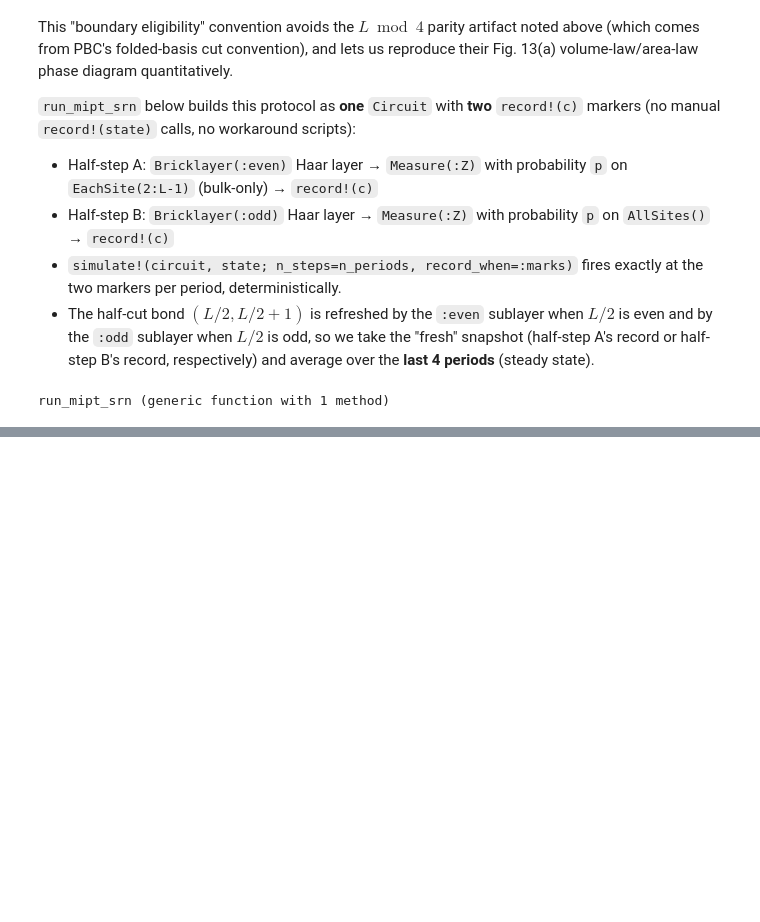
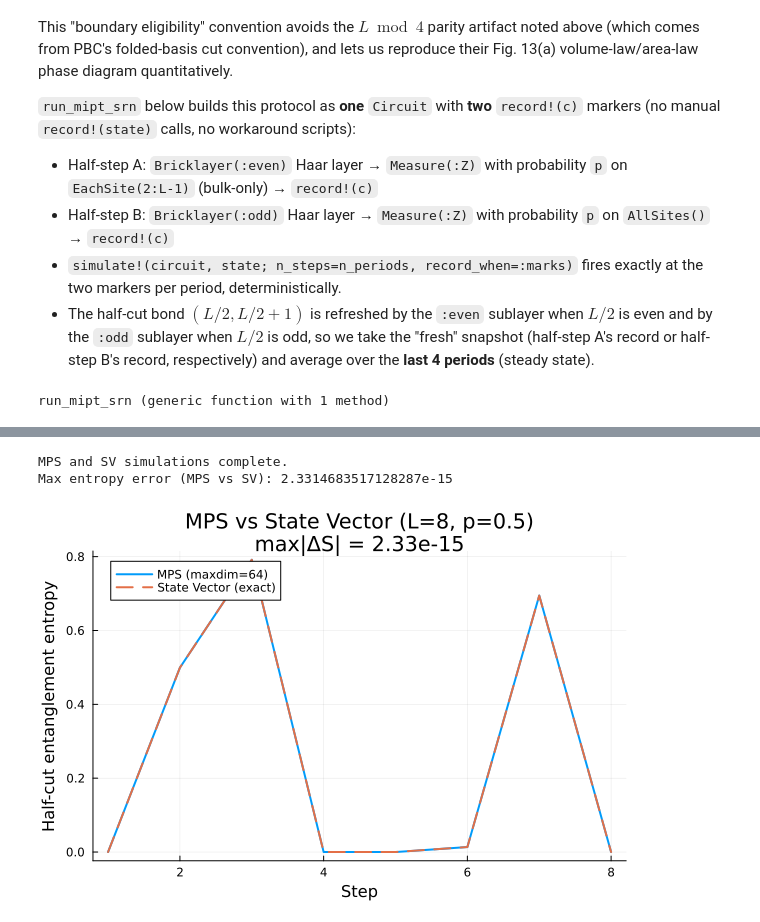
Before and after one commit to hainingpan/QuantumCircuitsMPS.jl, a Jupyter notebook: examples/mipt_example.ipynb, the cells around one changed output, grey strips where cells are left out. Cells and saved outputs as stored; diff of their text form; code cells hidden in the pictures; blank space fills up the shorter version.

```diff
--- a/examples/mipt_example.ipynb
+++ b/examples/mipt_example.ipynb
@@ -309,0 +313,33 @@ p_fig
+# %%
+# MPS backend
+mps_state = SimulationState(L=L, bc=bc, maxdim=64,
+    rng=RNGRegistry(gates_spacetime=0, born_measurement=0, gates_realization=2))
+initialize!(mps_state, ProductState(binary_int=0))
+track!(mps_state, :entropy => EntanglementEntropy(; cut=cut))
+simulate!(circuit, mps_state; n_steps=n_steps, record_when=:every_step)
+
+# State Vector backend (exact, no truncation)
+sv_state = SimulationState(L=L, bc=bc, backend=:statevector,
+    rng=RNGRegistry(gates_spacetime=0, born_measurement=0, gates_realization=2))
+initialize!(sv_state, ProductState(binary_int=0))
+track!(sv_state, :entropy => EntanglementEntropy(; cut=cut))
+simulate!(circuit, sv_state; n_steps=n_steps, record_when=:every_step)
+
+# Direct entropy comparison — same cut, same physical bipartition on both backends
+S_mps = mps_state.observables[:entropy]
+S_sv = sv_state.observables[:entropy]
+max_entropy_error = maximum(abs.(S_mps .- S_sv))
+
+println("MPS and SV simulations complete.")
+println("Max entropy error (MPS vs SV): ", max_entropy_error)
+# %% [output]
+MPS and SV simulations complete.
+Max entropy error (MPS vs SV): 2.3314683517128287e-15
+# %%
+# Overlay both backends' entropy trajectories — should be visually indistinguishable
+plot(S_mps, label="MPS (maxdim=64)", lw=2, xlabel="Step",
+     ylabel="Half-cut entanglement entropy",
+     title="MPS vs State Vector (L=$L, p=$p)\nmax|ΔS| = $(round(max_entropy_error, sigdigits=3))")
+plot!(S_sv, label="State Vector (exact)", lw=2, ls=:dash)
+# %% [output]
+[figure, added]
```
Also changed, not shown: parts of 8 cells of this notebook, 33 other files.
